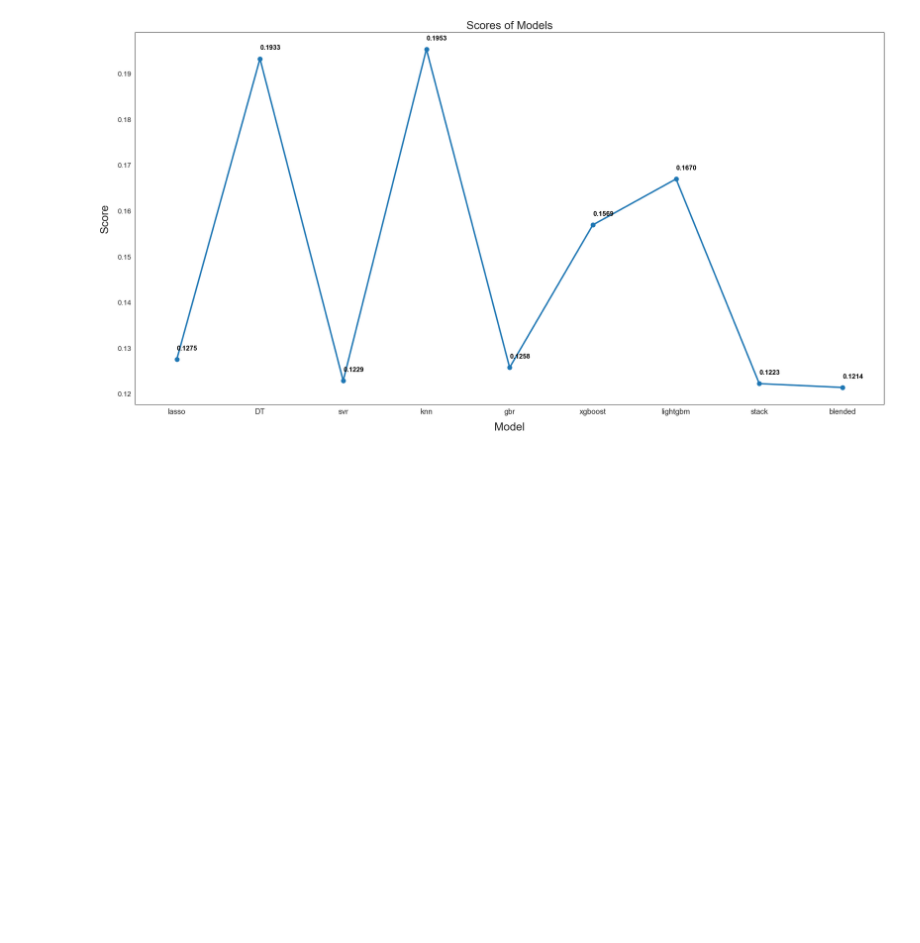
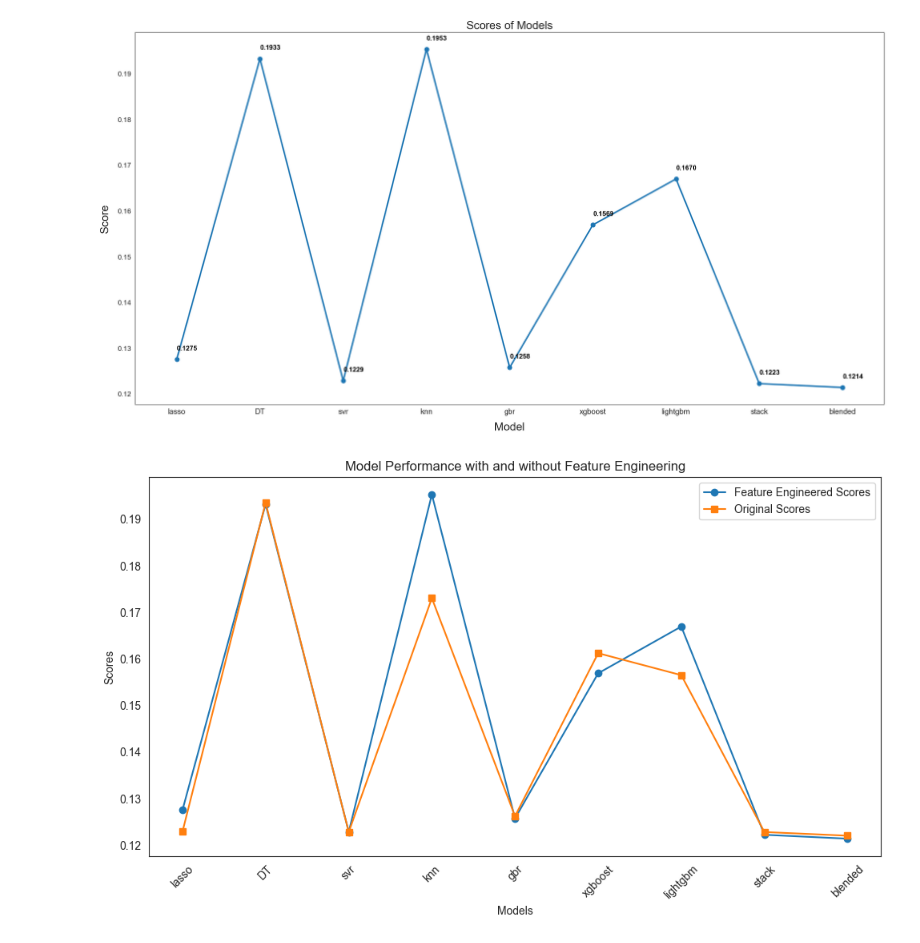
Before and after one commit to zoezhousy/Kaggle_House_Price_Prediction, a Jupyter notebook: notebook-team-x.ipynb, the cells around one changed output. Cells and saved outputs as stored; diff of their text form; code cells hidden in the pictures; blank space fills up the shorter version.

```diff
--- a/notebook-team-x.ipynb
+++ b/notebook-team-x.ipynb
@@ -905,0 +1013,12 @@ submission_template = pd.read_csv("./input/sample_submission.csv")
+# %%
+scores_original = {
+    "lasso": 0.12290,
+    "DT": 0.19358,
+    "SVR": 0.12284,
+    "KNN": 0.17308,
+    "GBR": 0.12625,
+    "XGBoost": 0.16126,
+    "LightGBM": 0.15654,
+    "Stack": 0.12285,
+    "Blended": 0.12206
+}
@@ -1009,3 +1130,26 @@ plt.title('Scores of Models', size=20)
 plt.show()
 # %% [output]
 [figure]
+# %%
+# Prepare data for plotting
+models = list(scores_FE.keys())
+scores_fe_values = list(scores_FE.values())
+scores_original_values = list(scores_original.values())
+
+# Plotting
+plt.figure(figsize=(10, 6))
+plt.plot(models, scores_fe_values, marker='o', label='Feature Engineered Scores')
+plt.plot(models, scores_original_values, marker='s', label='Original Scores')
+
+# Adding labels and title
+plt.xlabel('Models')
+plt.ylabel('Scores')
+plt.title('Model Performance with and without Feature Engineering')
+plt.legend()
+plt.xticks(rotation=45)
+
+# Show the plot
+plt.tight_layout()
+plt.show()
+# %% [output]
+[figure, added]
```
Also changed, not shown: parts of 39 cells of this notebook.
